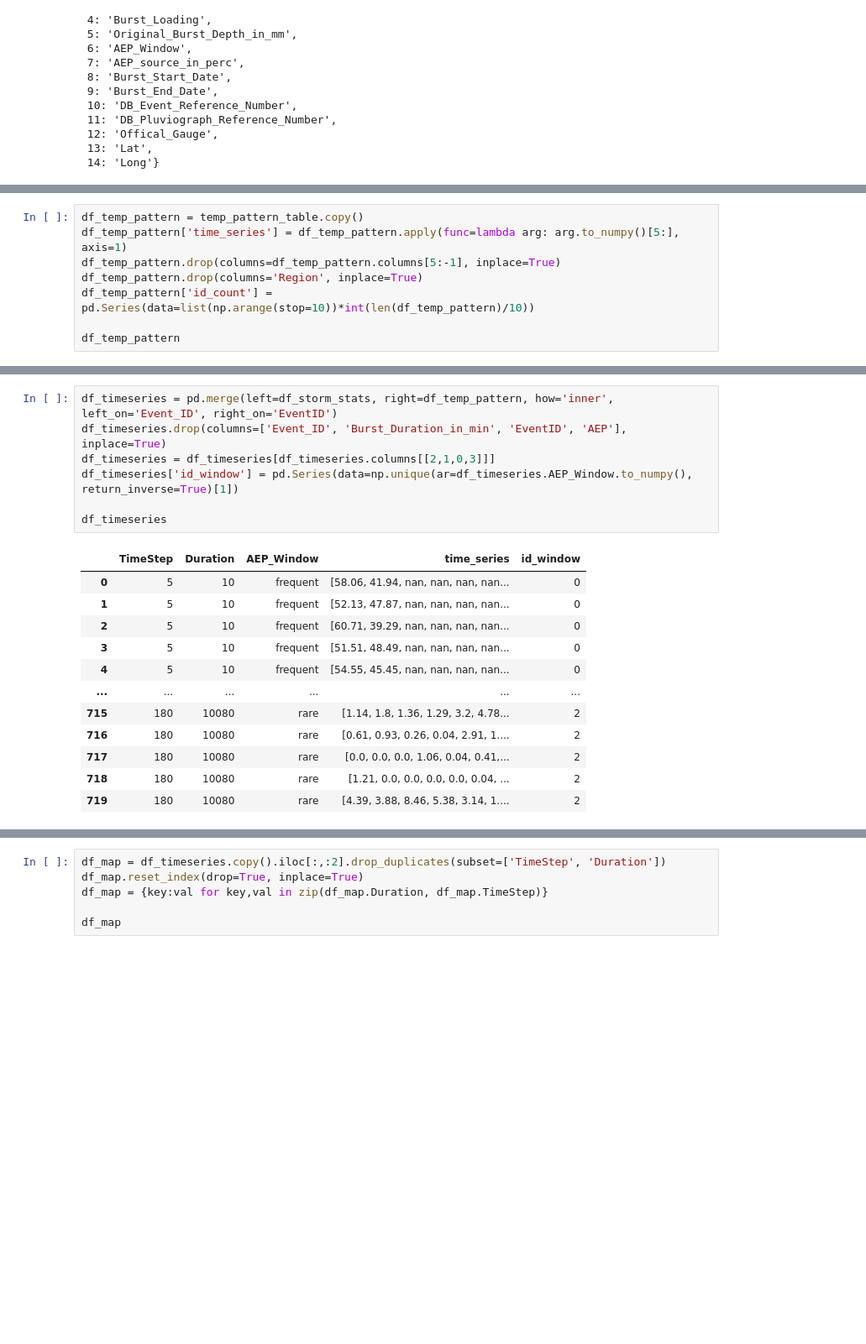
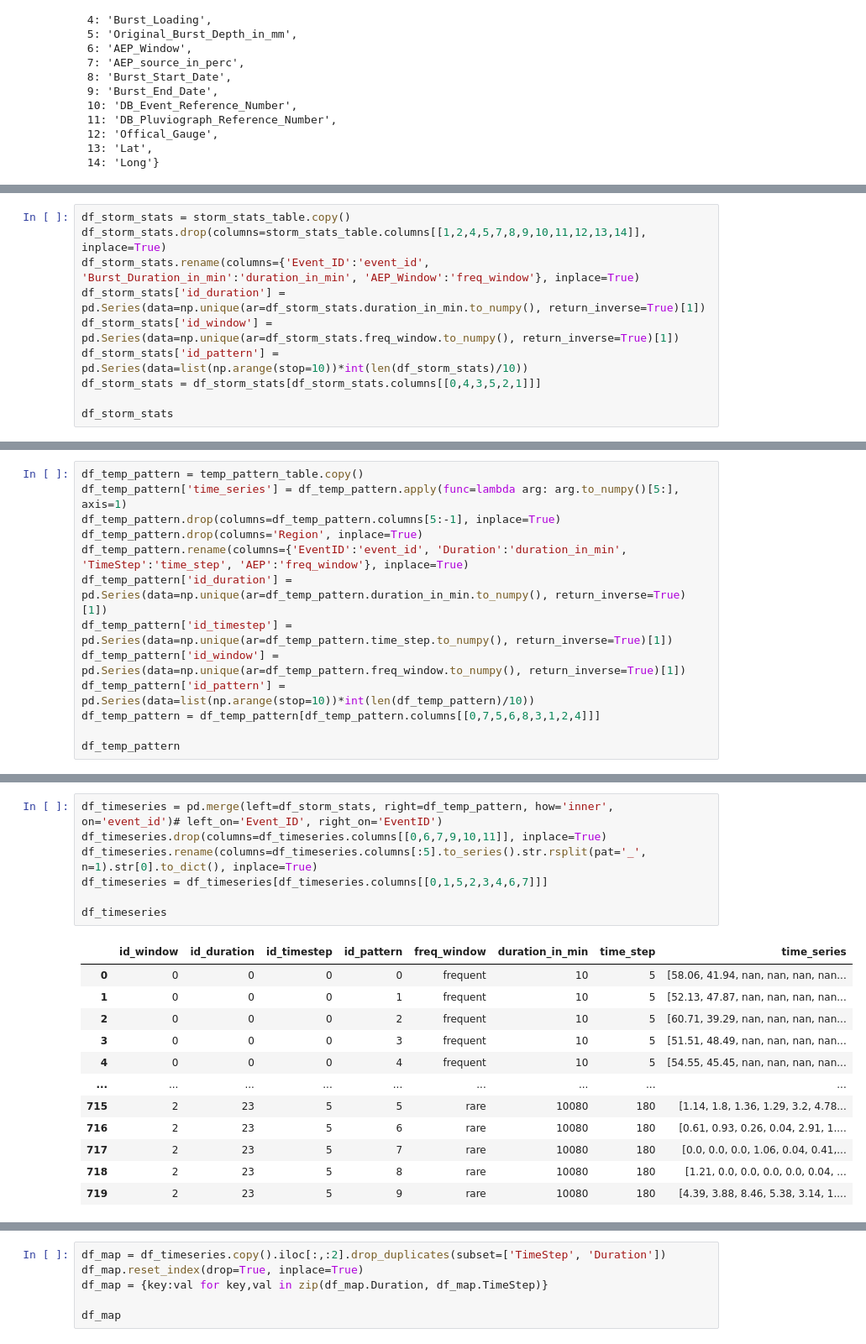
Before and after one commit to Holger-Paxi/Flood_Estimation, a Jupyter notebook: Assignment_3__1st.ipynb, the cells around one changed output, grey strips where cells are left out. Shown at 84% size. Saved outputs shown, nothing was run; the diff lists cells and outputs as text; blank space fills up the shorter version.

```diff
--- a/Assignment_3__1st.ipynb
+++ b/Assignment_3__1st.ipynb
@@ -371,0 +354,10 @@ df_storm_stats
+# %%
+df_storm_stats = storm_stats_table.copy()
+df_storm_stats.drop(columns=storm_stats_table.columns[[1,2,4,5,7,8,9,10,11,12,13,14]], inplace=True)
+df_storm_stats.rename(columns={'Event_ID':'event_id', 'Burst_Duration_in_min':'duration_in_min', 'AEP_Window':'freq_window'}, inplace=True)
+df_storm_stats['id_duration'] = pd.Series(data=np.unique(ar=df_storm_stats.duration_in_min.to_numpy(), return_inverse=True)[1])
+df_storm_stats['id_window'] = pd.Series(data=np.unique(ar=df_storm_stats.freq_window.to_numpy(), return_inverse=True)[1])
+df_storm_stats['id_pattern'] = pd.Series(data=list(np.arange(stop=10))*int(len(df_storm_stats)/10))
+df_storm_stats = df_storm_stats[df_storm_stats.columns[[0,4,3,5,2,1]]]
+
+df_storm_stats
@@ -371,0 +378,13 @@ df_storm_stats
+# %%
+df_temp_pattern = temp_pattern_table.copy()
+df_temp_pattern['time_series'] = df_temp_pattern.apply(func=lambda arg: arg.to_numpy()[5:], axis=1)
+df_temp_pattern.drop(columns=df_temp_pattern.columns[5:-1], inplace=True)
+df_temp_pattern.drop(columns='Region', inplace=True)
+df_temp_pattern.rename(columns={'EventID':'event_id', 'Duration':'duration_in_min', 'TimeStep':'time_step', 'AEP':'freq_window'}, inplace=True)
+df_temp_pattern['id_duration'] = pd.Series(data=np.unique(ar=df_temp_pattern.duration_in_min.to_numpy(), return_inverse=True)[1])
+df_temp_pattern['id_timestep'] = pd.Series(data=np.unique(ar=df_temp_pattern.time_step.to_numpy(), return_inverse=True)[1])
+df_temp_pattern['id_window'] = pd.Series(data=np.unique(ar=df_temp_pattern.freq_window.to_numpy(), return_inverse=True)[1])
+df_temp_pattern['id_pattern'] = pd.Series(data=list(np.arange(stop=10))*int(len(df_temp_pattern)/10))
+df_temp_pattern = df_temp_pattern[df_temp_pattern.columns[[0,7,5,6,8,3,1,2,4]]]
+
+df_temp_pattern
@@ -392,8 +416,0 @@ df_storm_stats
-# %%
-df_temp_pattern = temp_pattern_table.copy()
-df_temp_pattern['time_series'] = df_temp_pattern.apply(func=lambda arg: arg.to_numpy()[5:], axis=1)
-df_temp_pattern.drop(columns=df_temp_pattern.columns[5:-1], inplace=True)
-df_temp_pattern.drop(columns='Region', inplace=True)
-df_temp_pattern['id_count'] = pd.Series(data=list(np.arange(stop=10))*int(len(df_temp_pattern)/10))
-
-df_temp_pattern
@@ -434,20 +417,20 @@ df_temp_pattern.head(n=30)
 # %%
-df_timeseries = pd.merge(left=df_storm_stats, right=df_temp_pattern, how='inner', left_on='Event_ID', right_on='EventID')
-df_timeseries.drop(columns=['Event_ID', 'Burst_Duration_in_min', 'EventID', 'AEP'], inplace=True)
-df_timeseries = df_timeseries[df_timeseries.columns[[2,1,0,3]]]
-df_timeseries['id_window'] = pd.Series(data=np.unique(ar=df_timeseries.AEP_Window.to_numpy(), return_inverse=True)[1])
+df_timeseries = pd.merge(left=df_storm_stats, right=df_temp_pattern, how='inner', on='event_id')# left_on='Event_ID', right_on='EventID')
+df_timeseries.drop(columns=df_timeseries.columns[[0,6,7,9,10,11]], inplace=True)
+df_timeseries.rename(columns=df_timeseries.columns[:5].to_series().str.rsplit(pat='_', n=1).str[0].to_dict(), inplace=True)
+df_timeseries = df_timeseries[df_timeseries.columns[[0,1,5,2,3,4,6,7]]]
 
 df_timeseries
 # %% [output]
-|  | TimeStep | Duration | AEP_Window | time_series | id_window |
-| 0 | 5 | 10 | frequent | [58.06, 41.94, nan, nan, nan, nan... | 0 |
-| 1 | 5 | 10 | frequent | [52.13, 47.87, nan, nan, nan, nan... | 0 |
-| 2 | 5 | 10 | frequent | [60.71, 39.29, nan, nan, nan, nan... | 0 |
-| 3 | 5 | 10 | frequent | [51.51, 48.49, nan, nan, nan, nan... | 0 |
-| 4 | 5 | 10 | frequent | [54.55, 45.45, nan, nan, nan, nan... | 0 |
-| ... | ... | ... | ... | ... | ... |
-| 715 | 180 | 10080 | rare | [1.14, 1.8, 1.36, 1.29, 3.2, 4.78... | 2 |
-| 716 | 180 | 10080 | rare | [0.61, 0.93, 0.26, 0.04, 2.91, 1.... | 2 |
-| 717 | 180 | 10080 | rare | [0.0, 0.0, 0.0, 1.06, 0.04, 0.41,... | 2 |
-| 718 | 180 | 10080 | rare | [1.21, 0.0, 0.0, 0.0, 0.0, 0.04, ... | 2 |
-| 719 | 180 | 10080 | rare | [4.39, 3.88, 8.46, 5.38, 3.14, 1.... | 2 |
+|  | id_window | id_duration | id_timestep | id_pattern | freq_window | duration_in_min | time_step | time_series |
+| 0 | 0 | 0 | 0 | 0 | frequent | 10 | 5 | [58.06, 41.94, nan, nan, nan, nan... |
+| 1 | 0 | 0 | 0 | 1 | frequent | 10 | 5 | [52.13, 47.87, nan, nan, nan, nan... |
+| 2 | 0 | 0 | 0 | 2 | frequent | 10 | 5 | [60.71, 39.29, nan, nan, nan, nan... |
+| 3 | 0 | 0 | 0 | 3 | frequent | 10 | 5 | [51.51, 48.49, nan, nan, nan, nan... |
+| 4 | 0 | 0 | 0 | 4 | frequent | 10 | 5 | [54.55, 45.45, nan, nan, nan, nan... |
+| ... | ... | ... | ... | ... | ... | ... | ... | ... |
+| 715 | 2 | 23 | 5 | 5 | rare | 10080 | 180 | [1.14, 1.8, 1.36, 1.29, 3.2, 4.78... |
+| 716 | 2 | 23 | 5 | 6 | rare | 10080 | 180 | [0.61, 0.93, 0.26, 0.04, 2.91, 1.... |
+| 717 | 2 | 23 | 5 | 7 | rare | 10080 | 180 | [0.0, 0.0, 0.0, 1.06, 0.04, 0.41,... |
+| 718 | 2 | 23 | 5 | 8 | rare | 10080 | 180 | [1.21, 0.0, 0.0, 0.0, 0.0, 0.04, ... |
+| 719 | 2 | 23 | 5 | 9 | rare | 10080 | 180 | [4.39, 3.88, 8.46, 5.38, 3.14, 1.... |
```
Also changed, not shown: parts of 30 cells of this notebook.
